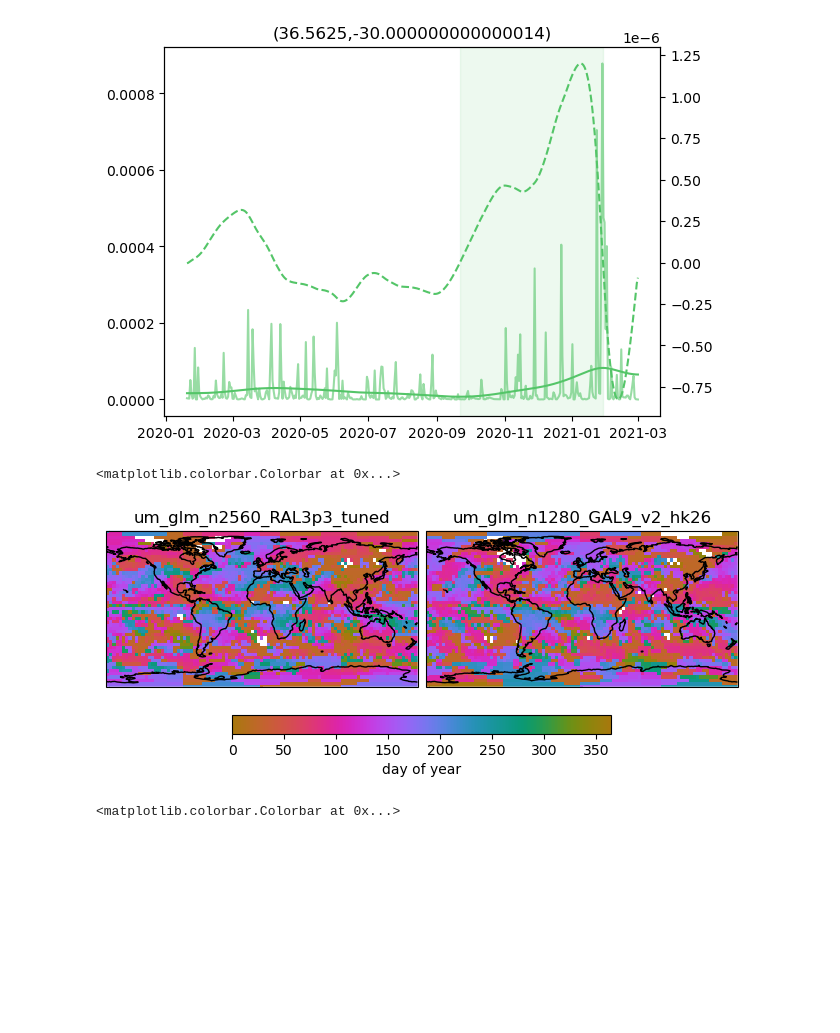
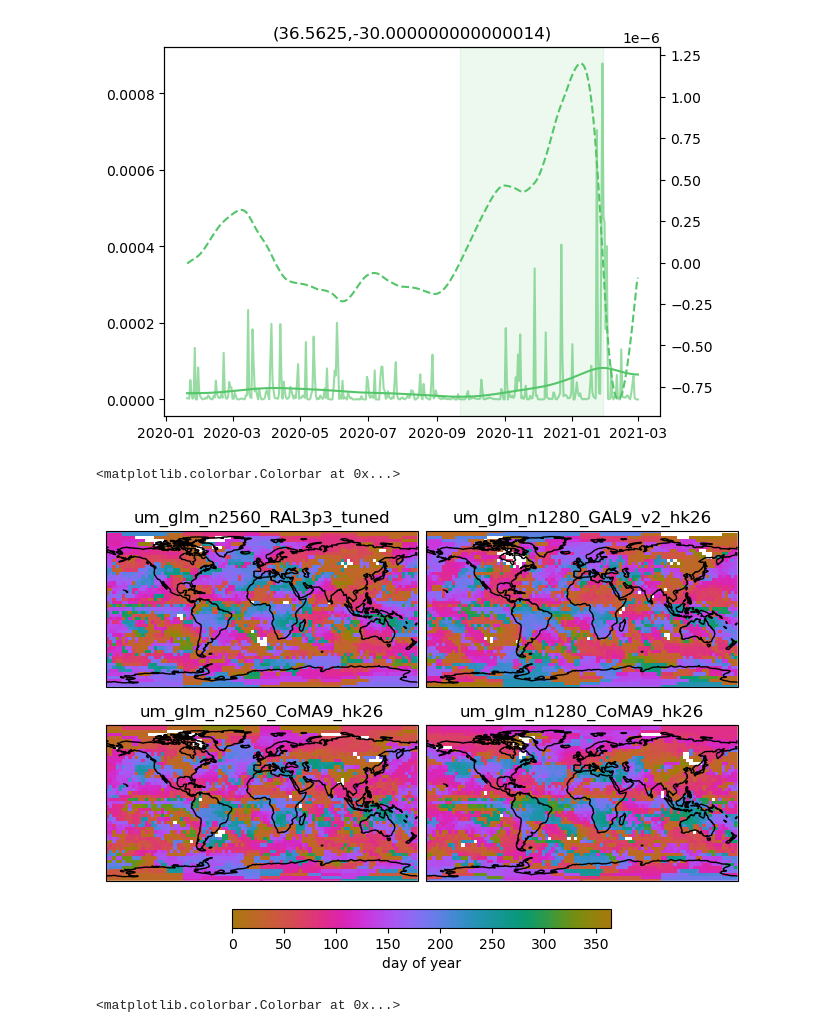
Before and after one commit to fran-morris-research/hackathon-monsoons, a Jupyter notebook: onset_identification/onset_period_visualisation.ipynb, the cells around one changed output. Saved outputs shown, nothing was run; the diff lists cells and outputs as text; code cells hidden in the pictures; blank space fills up the shorter version.

```diff
--- a/onset_identification/onset_period_visualisation.ipynb
+++ b/onset_identification/onset_period_visualisation.ipynb
@@ -203,47 +203,66 @@ for cell_ix in [2250]:
 # %%
 projection = ccrs.PlateCarree()
 fig, axes = plt.subplots(
-    1,
+    2,
     2,
     # height_ratios=[1] * len(zooms) + [0.1],
     # figsize=(6, 10),
     subplot_kw={"projection": projection},
     layout="constrained",
 )
 zoom=4
 sim="um_glm_n2560_RAL3p3_tuned"
-axes[0].coastlines()
-axes[0].set_global()
+axes[0,0].coastlines()
+axes[0,0].set_global()
 da = xr.open_dataarray(
     f"onset_dates/{sim}_hk26_zoom_{zoom}_first_days.nc"
 ).sel(period=0)
-m=da.plot(cmap=cmo.cm.phase,vmin=0,vmax=365, ax=axes[0],add_colorbar=False)
-axes[0].set_title(sim)
+m=da.plot(cmap=cmo.cm.phase,vmin=0,vmax=365, ax=axes[0,0],add_colorbar=False)
+axes[0,0].set_title(sim)
 
 sim="um_glm_n1280_GAL9_v2_hk26"
-axes[1].coastlines()
-axes[1].set_global()
+axes[0,1].coastlines()
+axes[0,1].set_global()
 da = xr.open_dataarray(
     f"onset_dates/{sim}_zoom_{zoom}_first_days.nc"
 ).sel(period=0)
-m=da.plot(cmap=cmo.cm.phase,vmin=0,vmax=365, ax=axes[1],add_colorbar=False)
-axes[1].set_title(sim)
+m=da.plot(cmap=cmo.cm.phase,vmin=0,vmax=365, ax=axes[0,1],add_colorbar=False)
+axes[0,1].set_title(sim)
 
+
+
+sim="um_glm_n2560_CoMA9_hk26"
+axes[1,0].coastlines()
+axes[1,0].set_global()
+da = xr.open_dataarray(
+    f"onset_dates/{sim}_zoom_{zoom}_first_days.nc"
+).sel(period=0)
+m=da.plot(cmap=cmo.cm.phase,vmin=0,vmax=365, ax=axes[1,0],add_colorbar=False)
+axes[1,0].set_title(sim)
+
+sim="um_glm_n1280_CoMA9_hk26"
+axes[1,1].coastlines()
+axes[1,1].set_global()
+da = xr.open_dataarray(
+    f"onset_dates/{sim}_zoom_{zoom}_first_days.nc"
+).sel(period=0)
+m=da.plot(cmap=cmo.cm.phase,vmin=0,vmax=365, ax=axes[1,1],add_colorbar=False)
+axes[1,1].set_title(sim)
 # im=egh.healpix_show(da,cmap=cmo.cm.phase)
 # plt.colorbar(im)
 
 fig.colorbar(
         m,
         ax=axes.ravel().tolist(),
         orientation="horizontal",
         fraction=0.05,
         pad=0.07,
         shrink=0.7,
         label="day of year",
 )
 # %% [output]
 <matplotlib.colorbar.Colorbar at 0x...>
-[figure, old version]
+[figure, new version]
 # %%
 projection = ccrs.PlateCarree()
 fig, axes = plt.subplots(
```
Also changed, not shown: parts of 3 cells of this notebook, 2 other files.
